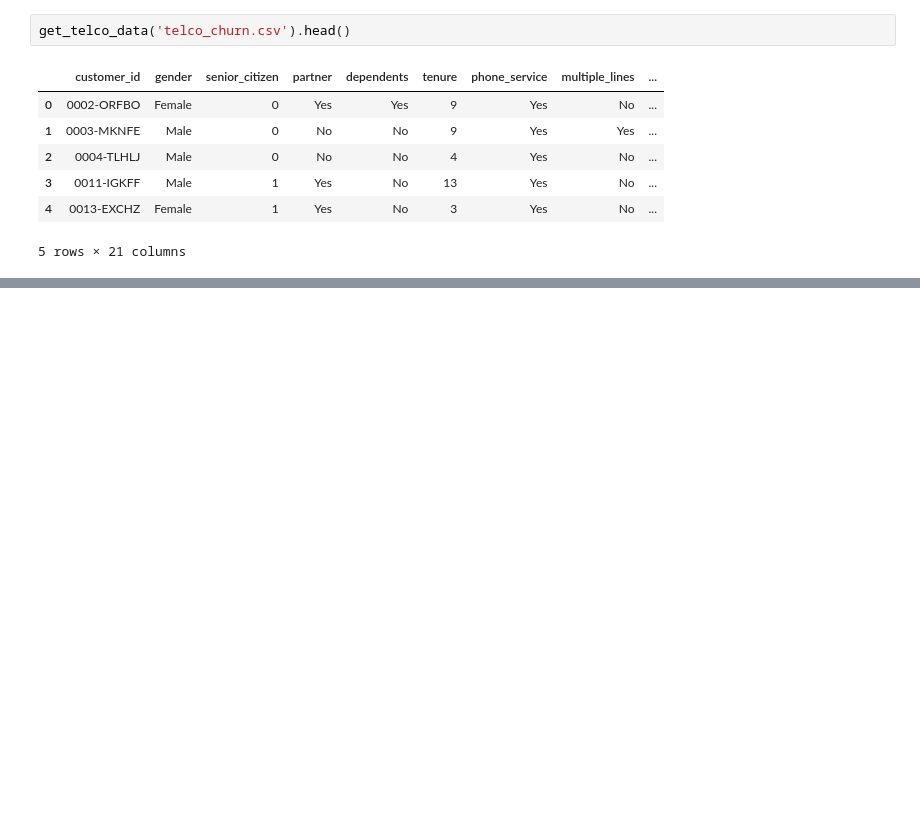
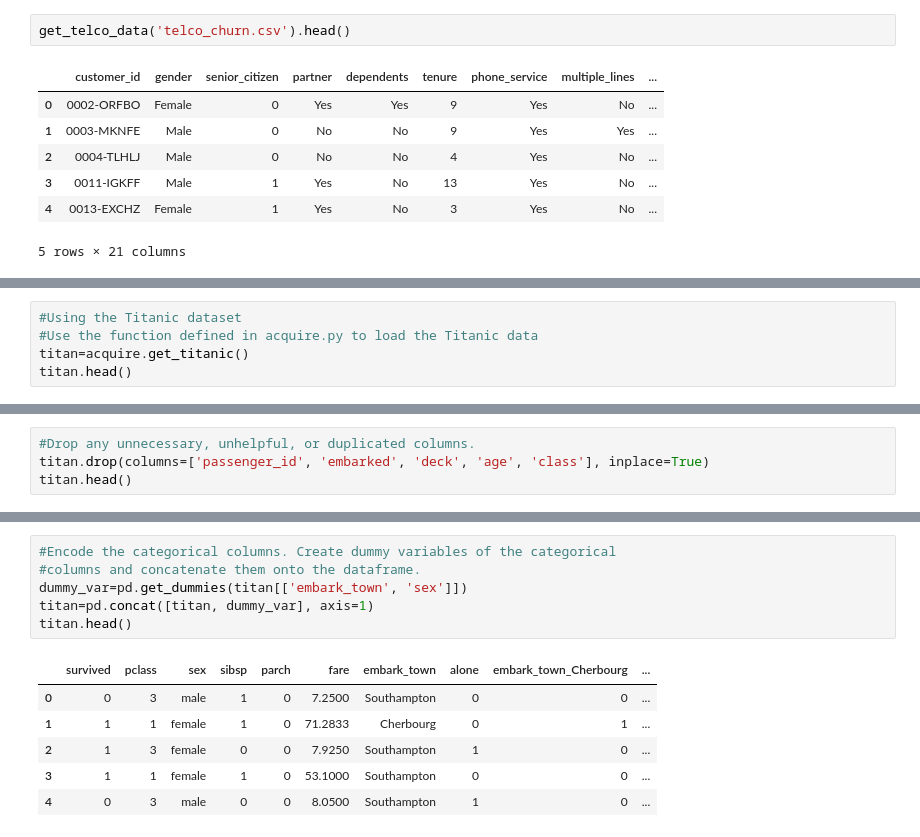
Before and after one commit to Andy-Jensen/classification-exercises, a Jupyter notebook: classification_exercises.ipynb, the cells around one changed output, grey strips where cells are left out. Drawn from its saved outputs; the diff is of its cells as text; blank space fills up the shorter version.

```diff
--- a/classification_exercises.ipynb
+++ b/classification_exercises.ipynb
@@ -314,0 +402,5 @@ get_telco_data('telco_churn.csv').head()
+# %%
+#Using the Titanic dataset
+#Use the function defined in acquire.py to load the Titanic data
+titan=acquire.get_titanic()
+titan.head()
@@ -314,0 +414,4 @@ get_telco_data('telco_churn.csv').head()
+# %%
+#Drop any unnecessary, unhelpful, or duplicated columns.
+titan.drop(columns=['passenger_id', 'embarked', 'deck', 'age', 'class'], inplace=True)
+titan.head()
@@ -314,0 +425,13 @@ get_telco_data('telco_churn.csv').head()
+# %%
+#Encode the categorical columns. Create dummy variables of the categorical
+#columns and concatenate them onto the dataframe.
+dummy_var=pd.get_dummies(titan[['embark_town', 'sex']])
+titan=pd.concat([titan, dummy_var], axis=1)
+titan.head()
+# %% [output]
+|  | survived | pclass | sex | sibsp | parch | fare | embark_town | alone | embark_town_Cherbourg | ... |
+| 0 | 0 | 3 | male | 1 | 0 | 7.2500 | Southampton | 0 | 0 | ... |
+| 1 | 1 | 1 | female | 1 | 0 | 71.2833 | Cherbourg | 0 | 1 | ... |
+| 2 | 1 | 3 | female | 0 | 0 | 7.9250 | Southampton | 1 | 0 | ... |
+| 3 | 1 | 1 | female | 1 | 0 | 53.1000 | Southampton | 0 | 0 | ... |
+| 4 | 0 | 3 | male | 0 | 0 | 8.0500 | Southampton | 1 | 0 | ... |
```
Also changed, not shown: parts of 14 cells of this notebook, 1 other file.
